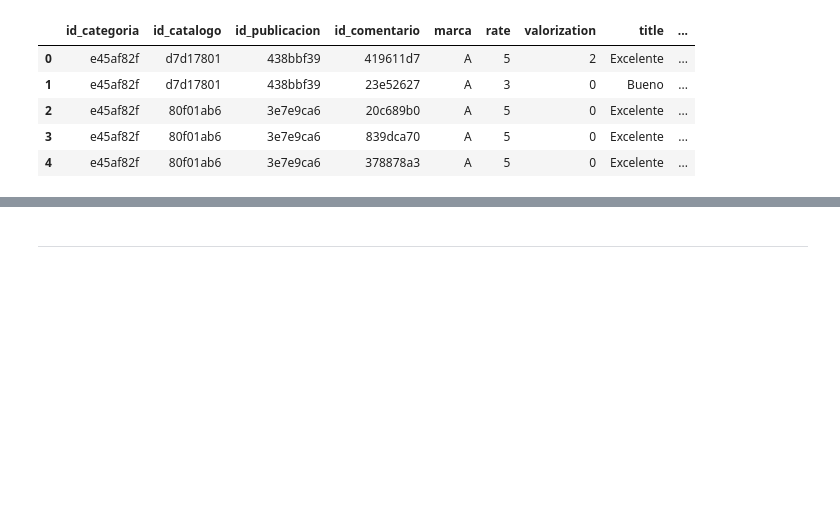
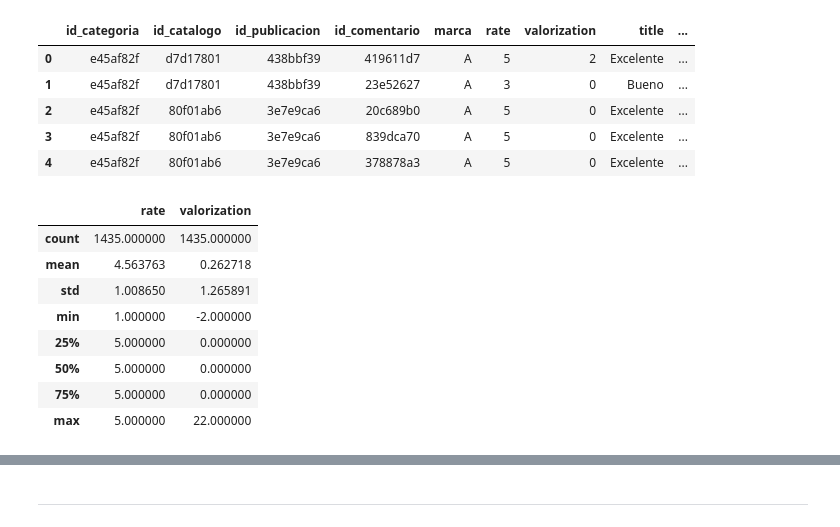
Before and after one commit to bautidea/kaggle_competitions, a Jupyter notebook: market_sentiment_analysis/resolucion.ipynb, the cells around one changed output, grey strips where cells are left out. Cells and saved outputs as stored; diff of their text form; code cells hidden in the pictures; blank space fills up the shorter version.

```diff
--- a/market_sentiment_analysis/resolucion.ipynb
+++ b/market_sentiment_analysis/resolucion.ipynb
@@ -39,3 +36,15 @@ data.head()
 | 2 | e45af82f | 80f01ab6 | 3e7e9ca6 | 20c689b0 | A | 5 | 0 | Excelente | ... |
 | 3 | e45af82f | 80f01ab6 | 3e7e9ca6 | 839dca70 | A | 5 | 0 | Excelente | ... |
 | 4 | e45af82f | 80f01ab6 | 3e7e9ca6 | 378878a3 | A | 5 | 0 | Excelente | ... |
+# %%
+data.describe()
+# %% [output]
+|  | rate | valorization |
+| count | 1435.000000 | 1435.000000 |
+| mean | 4.563763 | 0.262718 |
+| std | 1.008650 | 1.265891 |
+| min | 1.000000 | -2.000000 |
+| 25% | 5.000000 | 0.000000 |
+| 50% | 5.000000 | 0.000000 |
+| 75% | 5.000000 | 0.000000 |
+| max | 5.000000 | 22.000000 |
```
Also changed, not shown: parts of 28 cells of this notebook.
